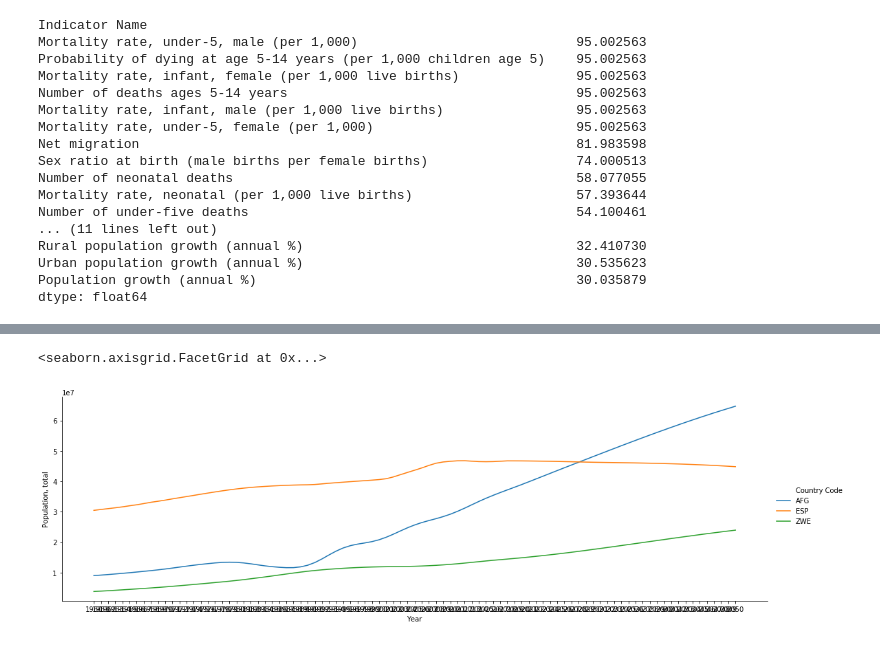
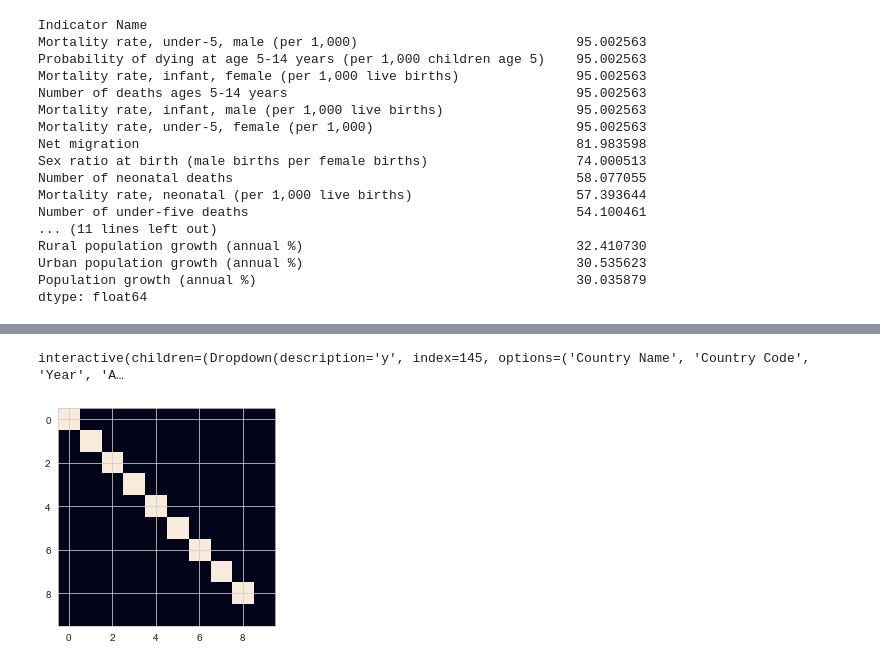
Before and after one commit to luisfarre/project-visualizing-real-world-data, a Jupyter notebook: Project_visualizing_population_data.ipynb, the cells around one changed output, grey strips where cells are left out. Cells and saved outputs as stored; diff of their text form; code cells hidden in the pictures.

Commit message:
Prier grafico interactivo hecho

```diff
--- a/Project_visualizing_population_data.ipynb
+++ b/Project_visualizing_population_data.ipynb
@@ -138,8 +144,32 @@ test = df[['Country Code','Year','Population, total']][(df['Country Code'].isin(
 # %%
 #sns.pairplot(df[2:4],hue='Country Code',palette='coolwarm')
-# %%
-
-sns.relplot(x='Year', y='Population, total', data=test, hue='Country Code' ,kind='line',height=5, aspect=3)
-# %% [output]
-<seaborn.axisgrid.FacetGrid at 0x...>
-[figure, removed]
+# %%
+sns.set_style("whitegrid")
+
+from ipywidgets import interact
+def make_plot(y='Population, female (% of total population)',country=country):
+
+    xf=df[['Country Name','Year',y]][(df['Country Name'].isin(list(country)))]
+
+    sns.relplot(data = xf, x = 'Year', y = y, hue='Country Name',kind='line',height=5, aspect=3)
+
+_= interact(make_plot, y=list(df.columns), country = widgets.SelectMultiple(options=countries))
+# %% [output]
+interactive(children=(Dropdown(description='y', index=145, options=('Country Name', 'Country Code', 'Year', 'A…
+# %%
+%matplotlib inline
+import numpy as np
+from matplotlib import pyplot as plt
+from IPython.display import clear_output
+from time import sleep
+n = 10
+a = np.zeros((n, n))
+plt.figure()
+for i in range(n):
+    plt.imshow(a)
+    plt.show()
+    a[i, i] = 1
+    #sleep(0.1)
+    clear_output(wait=True)
+# %% [output]
+[figure, added]
```
Also changed, not shown: parts of 11 cells of this notebook.
